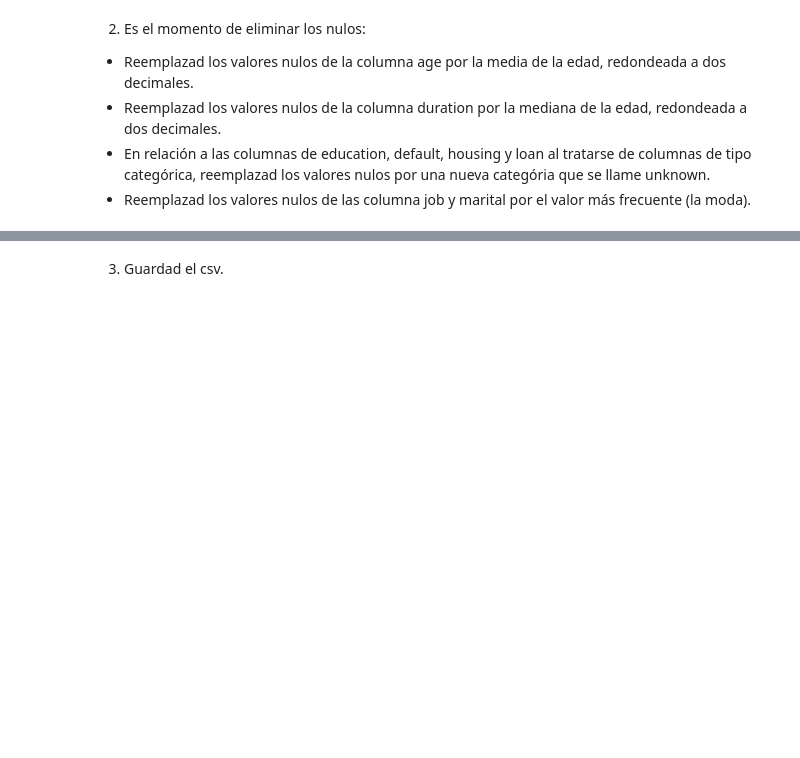
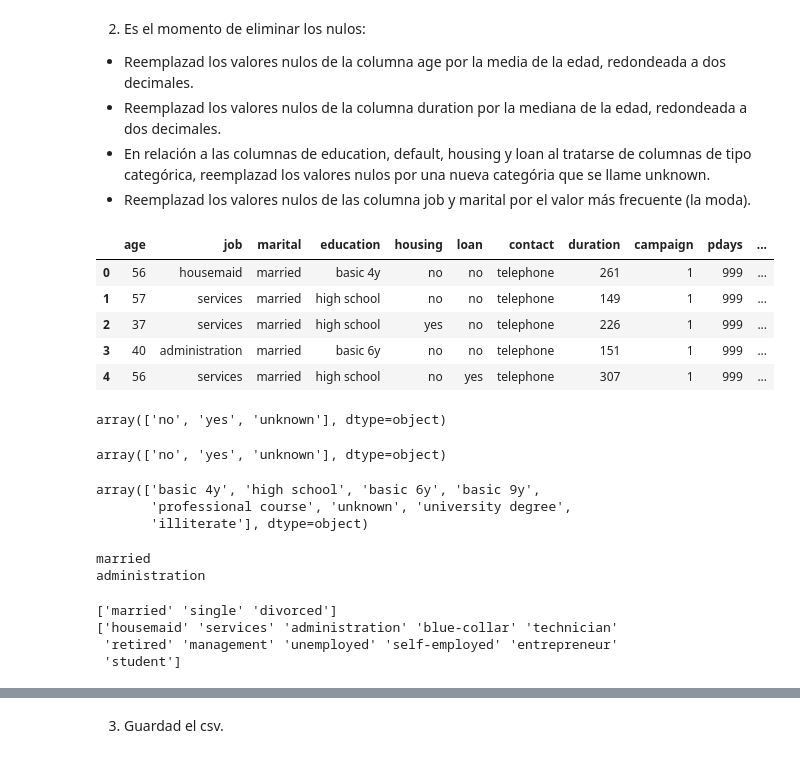
Before and after one commit to Adalab/promo_d_da_modulo2_sprint2_Cristina-Paloma, a Jupyter notebook: Limpieza/limpieza-4-valores-nulos.ipynb, the cells around one changed output, grey strips where cells are left out. Saved outputs shown, nothing was run; the diff lists cells and outputs as text; code cells hidden in the pictures; blank space fills up the shorter version.

Commit message:
ejercicio limpieza 4 finalizado

```diff
--- a/Limpieza/limpieza-4-valores-nulos.ipynb
+++ b/Limpieza/limpieza-4-valores-nulos.ipynb
@@ -32,0 +82,5 @@ df.sample(3)
+# %%
+"""La columna que tiene mas nulos es "default". Consideramos que un 20% de nulos poodría no justificar la eliminación
+y que se podría generar una categoría "desconocido" pero para hacer lo que pide el ejercicio vamos a eliminarla al ser la que más nulos tiene."""
+
+df.drop(["default"], axis = 1, inplace=True)
@@ -38,0 +115,9 @@ df.sample(3)
+# %%
+df.head()
+# %% [output]
+|  | age | job | marital | education | housing | loan | contact | duration | campaign | pdays | ... |
+| 0 | 56 | housemaid | married | basic 4y | no | no | telephone | 261 | 1 | 999 | ... |
+| 1 | 57 | services | married | high school | no | no | telephone | 149 | 1 | 999 | ... |
+| 2 | 37 | services | married | high school | yes | no | telephone | 226 | 1 | 999 | ... |
+| 3 | 40 | administration | married | basic 6y | no | no | telephone | 151 | 1 | 999 | ... |
+| 4 | 56 | services | married | high school | no | yes | telephone | 307 | 1 | 999 | ... |
@@ -38,0 +129,21 @@ df.sample(3)
+# %%
+df["housing"].unique()
+# %% [output]
+array(['no', 'yes', 'unknown'], dtype=object)
+# %%
+df["loan"].unique()
+# %% [output]
+array(['no', 'yes', 'unknown'], dtype=object)
+# %%
+df["education"].unique()
+# %% [output]
+array(['basic 4y', 'high school', 'basic 6y', 'basic 9y',
+       'professional course', 'unknown', 'university degree',
+       'illiterate'], dtype=object)
+# %%
+#sacamos la moda de las categorías a sustituir
+print(df["marital"].mode()[0])
+print(df["job"].mode()[0])
+# %% [output]
+married
+administration
@@ -38,0 +155,8 @@ df.sample(3)
+# %%
+print(df["marital"].unique())
+print(df["job"].unique())
+# %% [output]
+['married' 'single' 'divorced']
+['housemaid' 'services' 'administration' 'blue-collar' 'technician'
+ 'retired' 'management' 'unemployed' 'self-employed' 'entrepreneur'
+ 'student']
```
Also changed, not shown: parts of 12 cells of this notebook, 1 other file.
